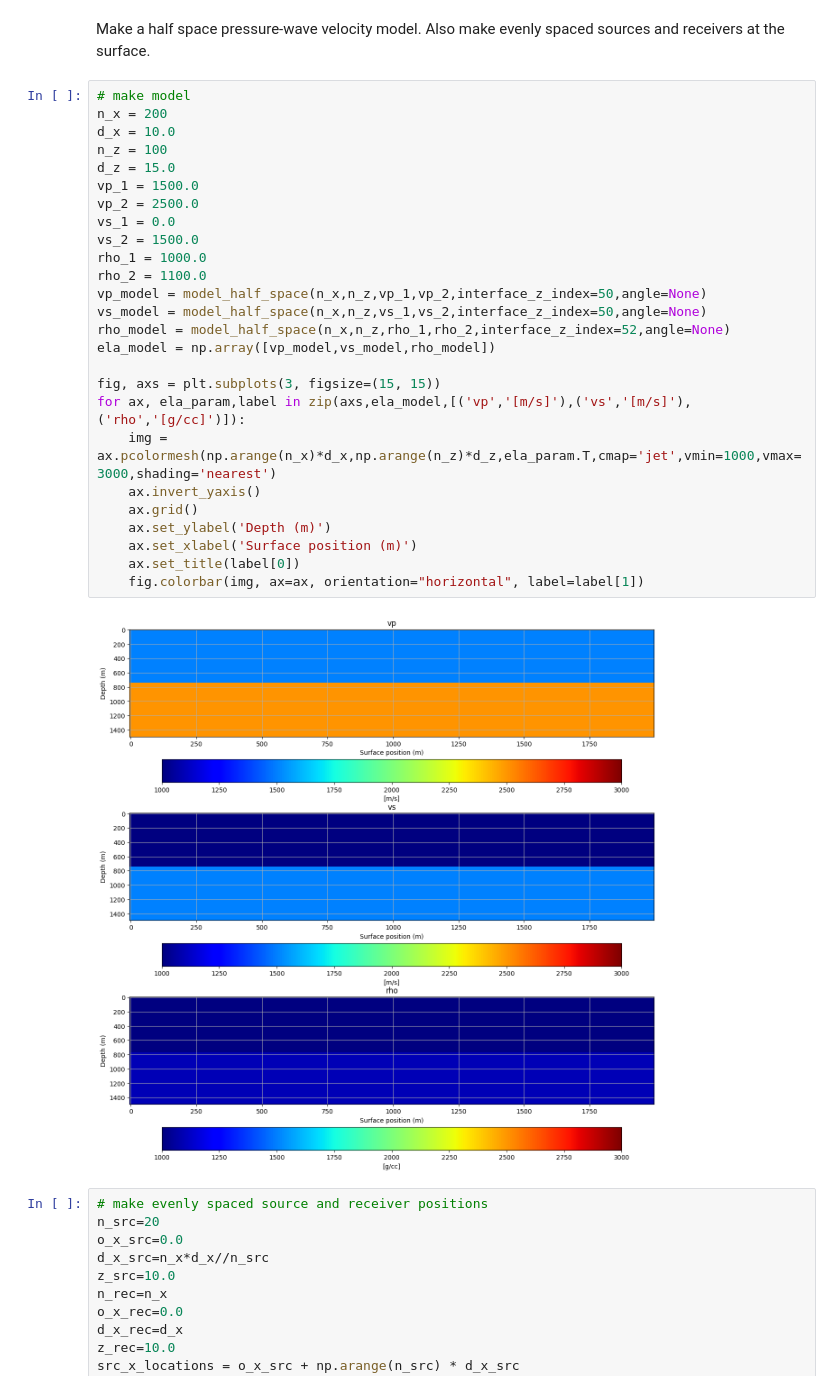
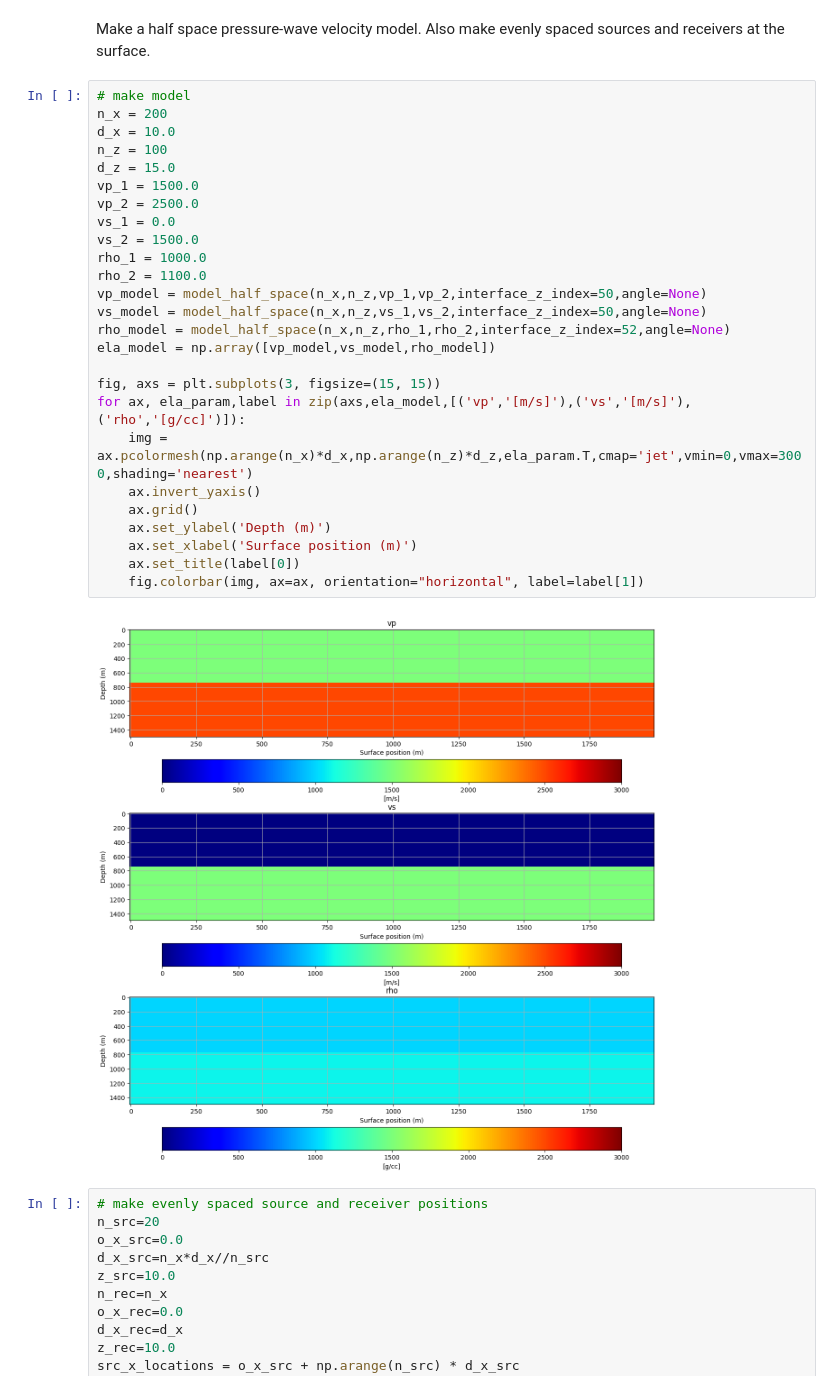
Before and after one commit to SEP-software/pyseis, a Jupyter notebook: examples/elastic_2d_data.ipynb, the cells around one changed output. Saved outputs shown, nothing was run; the diff lists cells and outputs as text.

```diff
--- a/examples/elastic_2d_data.ipynb
+++ b/examples/elastic_2d_data.ipynb
@@ -27,31 +29,31 @@ Make a half space pressure-wave velocity model. Also make evenly spaced sources
 # %%
 # make model
 n_x = 200
 d_x = 10.0
 n_z = 100
 d_z = 15.0
 vp_1 = 1500.0
 vp_2 = 2500.0
 vs_1 = 0.0
 vs_2 = 1500.0
 rho_1 = 1000.0
 rho_2 = 1100.0
 vp_model = model_half_space(n_x,n_z,vp_1,vp_2,interface_z_index=50,angle=None)
 vs_model = model_half_space(n_x,n_z,vs_1,vs_2,interface_z_index=50,angle=None)
 rho_model = model_half_space(n_x,n_z,rho_1,rho_2,interface_z_index=52,angle=None)
 ela_model = np.array([vp_model,vs_model,rho_model])
 
 fig, axs = plt.subplots(3, figsize=(15, 15))
 for ax, ela_param,label in zip(axs,ela_model,[('vp','[m/s]'),('vs','[m/s]'),('rho','[g/cc]')]):
-    img = ax.pcolormesh(np.arange(n_x)*d_x,np.arange(n_z)*d_z,ela_param.T,cmap='jet',vmin=1000,vmax=3000,shading='nearest')
+    img = ax.pcolormesh(np.arange(n_x)*d_x,np.arange(n_z)*d_z,ela_param.T,cmap='jet',vmin=0,vmax=3000,shading='nearest')
     ax.invert_yaxis()
     ax.grid()
     ax.set_ylabel('Depth (m)')
     ax.set_xlabel('Surface position (m)')
     ax.set_title(label[0])
     fig.colorbar(img, ax=ax, orientation="horizontal", label=label[1])
 # %% [output]
-[figure, old version]
+[figure, new version]
 # %%
 # make evenly spaced source and receiver positions
 n_src=20
```
Also changed, not shown: parts of 6 cells of this notebook, 19 other files.
